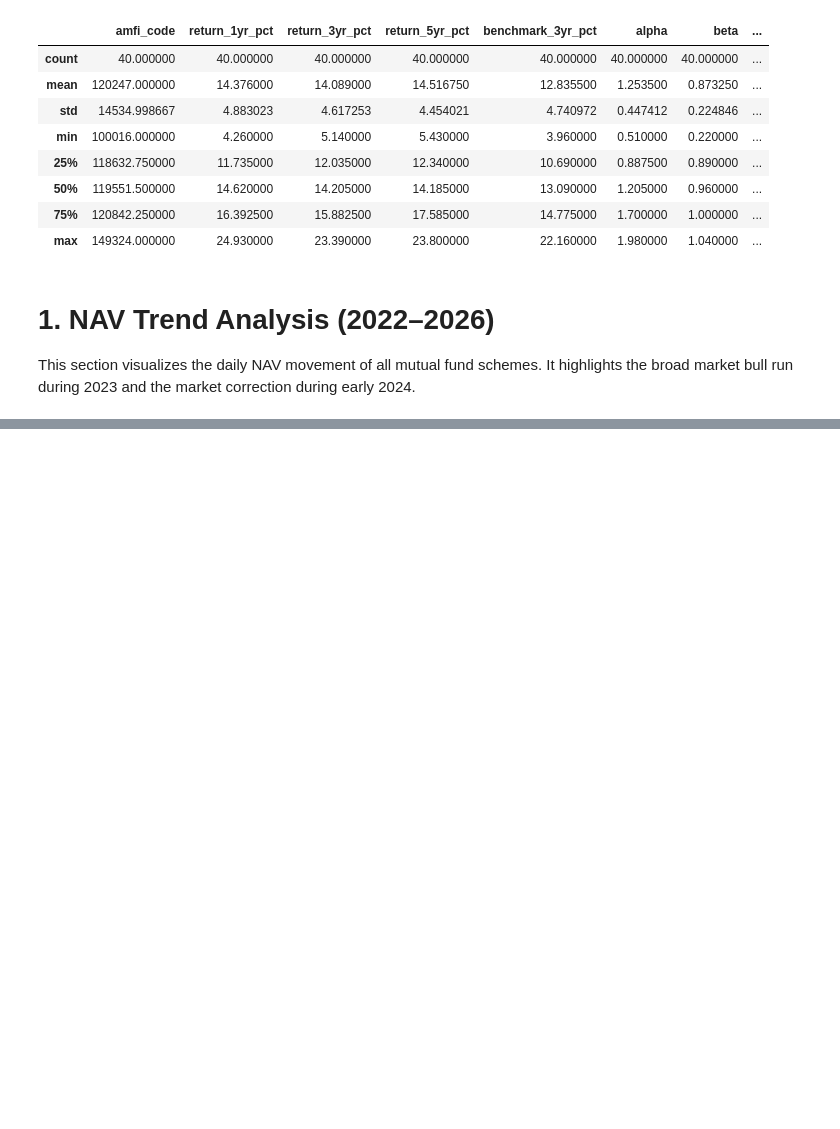
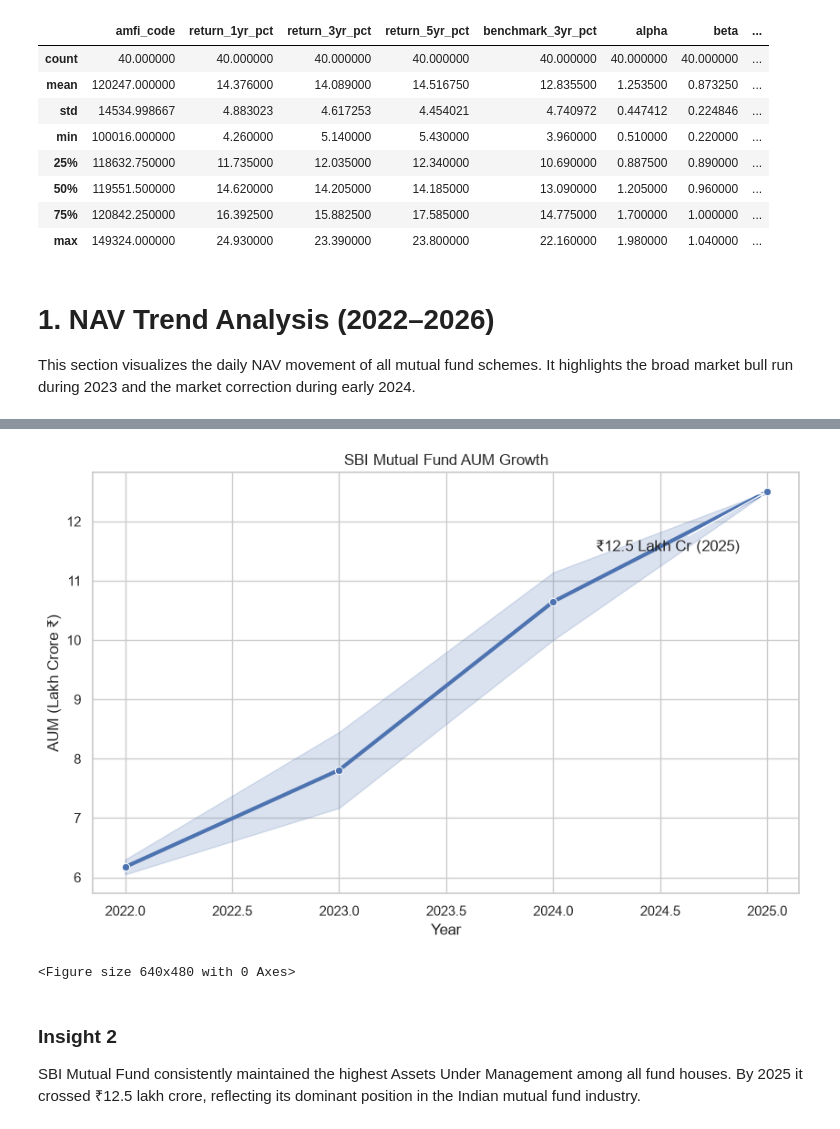
Before and after one commit to Ashish-nayakk/bluestock-mf-analytics, a Jupyter notebook: notebooks/EDA_Analysis.ipynb, the cells around one changed output, grey strips where cells are left out. Drawn from its saved outputs; the diff is of its cells as text; code cells hidden in the pictures; blank space fills up the shorter version.

```diff
--- a/notebooks/EDA_Analysis.ipynb
+++ b/notebooks/EDA_Analysis.ipynb
@@ -196,0 +249,39 @@ which can be installed using pip:
+# %%
+sbi = aum[aum["fund_house"]=="SBI Mutual Fund"]
+
+plt.figure(figsize=(10,6))
+
+sns.lineplot(
+    data=sbi,
+    x="year",
+    y="aum_lakh_crore",
+    marker="o",
+    linewidth=3
+)
+
+plt.annotate(
+    "₹12.5 Lakh Cr (2025)",
+    xy=(2025,12.5),
+    xytext=(2024.2,11.5),
+    arrowprops=dict(arrowstyle="->")
+)
+
+plt.title("SBI Mutual Fund AUM Growth")
+plt.xlabel("Year")
+plt.ylabel("AUM (Lakh Crore ₹)")
+
+plt.show()
+# %% [output]
+[figure, added]
+# %%
+plt.savefig(
+    r"D:\Brainwave Bay\bluestock_mf_capstone\reports\charts\aum_growth.png",
+    dpi=300,
+    bbox_inches="tight"
+)
+# %% [output]
+<Figure size 640x480 with 0 Axes>
+# %% [markdown]
+### Insight 2
+
+SBI Mutual Fund consistently maintained the highest Assets Under Management among all fund houses. By 2025 it crossed ₹12.5 lakh crore, reflecting its dominant position in the Indian mutual fund industry.
```
Also changed, not shown: parts of 52 cells of this notebook, 16 other files.
